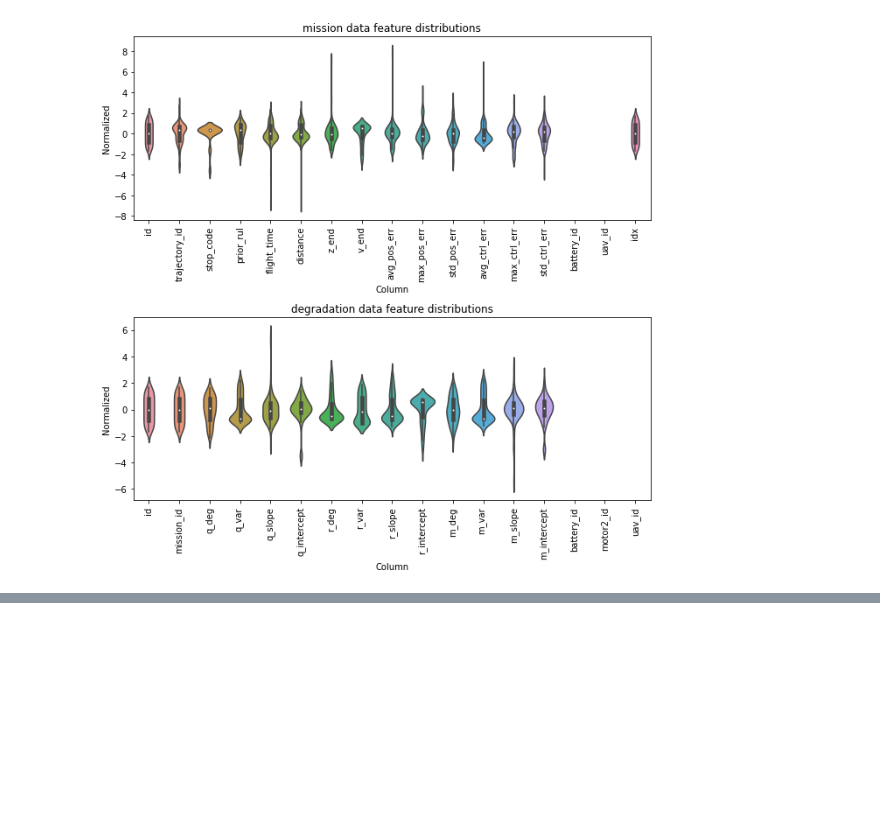
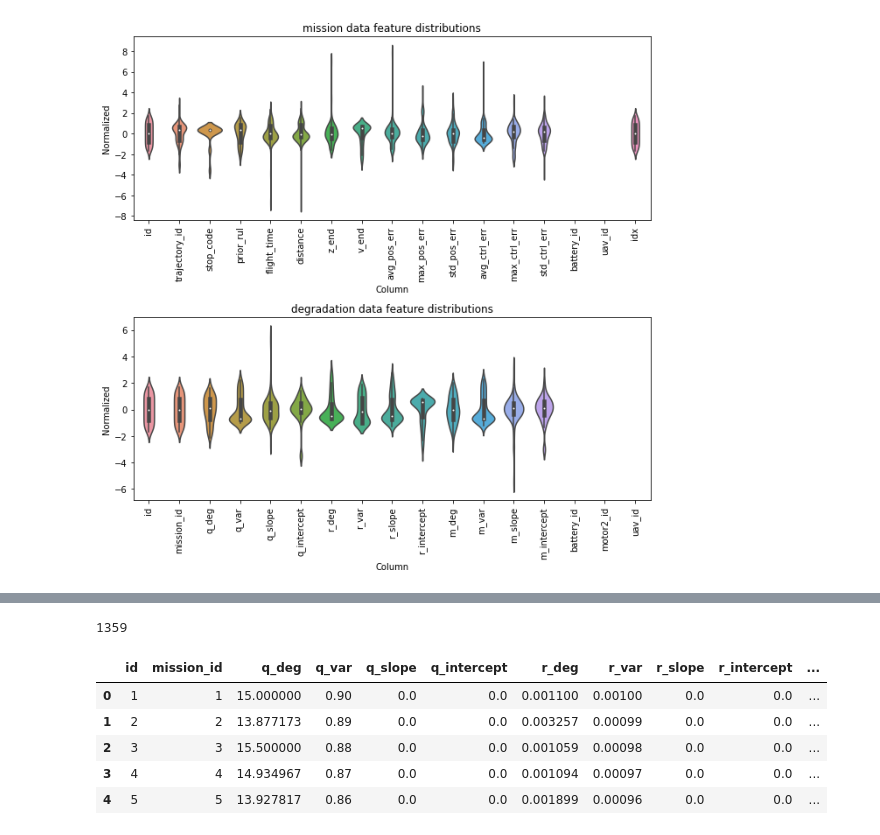
Before and after one commit to darrahts/uavTestbed, a Jupyter notebook: sql/db_interface.ipynb, the cells around one changed output, grey strips where cells are left out. Cells and saved outputs as stored; diff of their text form; code cells hidden in the pictures; blank space fills up the shorter version.

```diff
--- a/sql/db_interface.ipynb
+++ b/sql/db_interface.ipynb
@@ -529,0 +540,13 @@ class Utils:
+# %%
+degradation_data_df = DB.execute(f"""select dpt.* from degradation_parameter_tb dpt order by dpt.mission_id asc;""", database=db)
+degradation_data_df = degradation_data_df.fillna(0)
+print(len(degradation_data_df))
+degradation_data_df.head()
+# %% [output]
+1359
+|  | id | mission_id | q_deg | q_var | q_slope | q_intercept | r_deg | r_var | r_slope | r_intercept | ... |
+| 0 | 1 | 1 | 15.000000 | 0.90 | 0.0 | 0.0 | 0.001100 | 0.00100 | 0.0 | 0.0 | ... |
+| 1 | 2 | 2 | 13.877173 | 0.89 | 0.0 | 0.0 | 0.003257 | 0.00099 | 0.0 | 0.0 | ... |
+| 2 | 3 | 3 | 15.500000 | 0.88 | 0.0 | 0.0 | 0.001059 | 0.00098 | 0.0 | 0.0 | ... |
+| 3 | 4 | 4 | 14.934967 | 0.87 | 0.0 | 0.0 | 0.001094 | 0.00097 | 0.0 | 0.0 | ... |
+| 4 | 5 | 5 | 13.927817 | 0.86 | 0.0 | 0.0 | 0.001899 | 0.00096 | 0.0 | 0.0 | ... |
```
Also changed, not shown: parts of 32 cells of this notebook, 2 other files.
